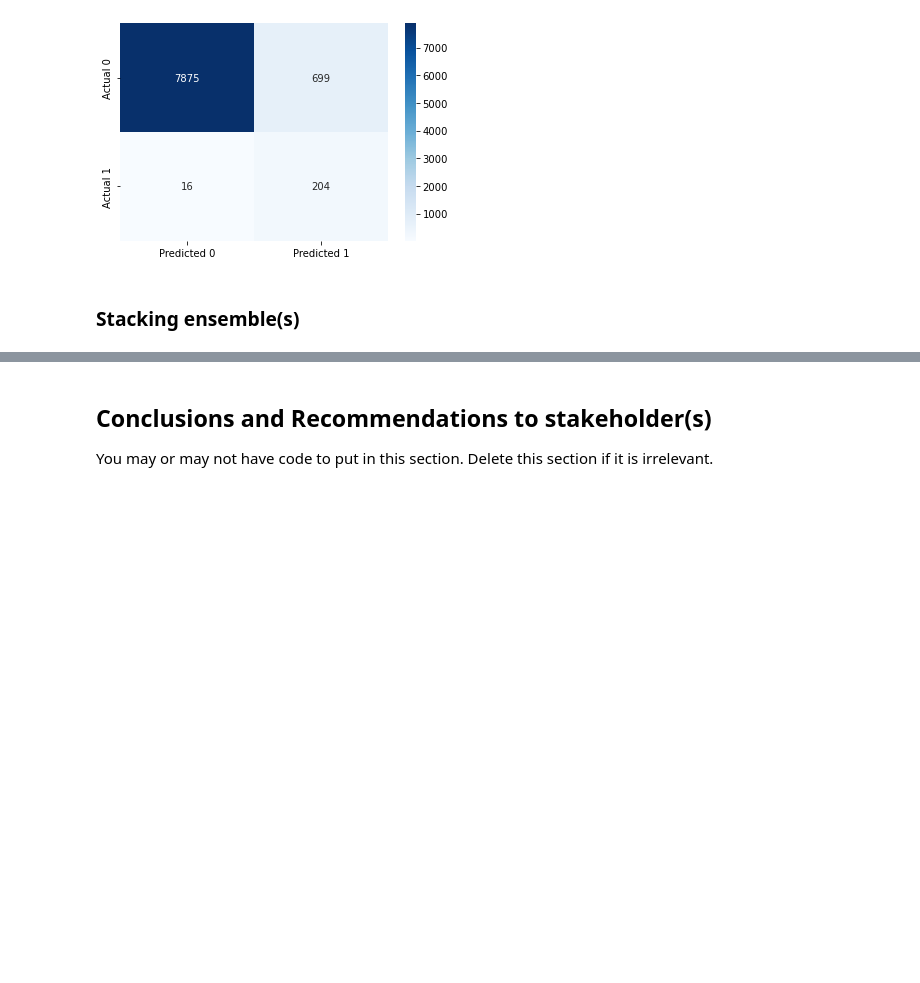
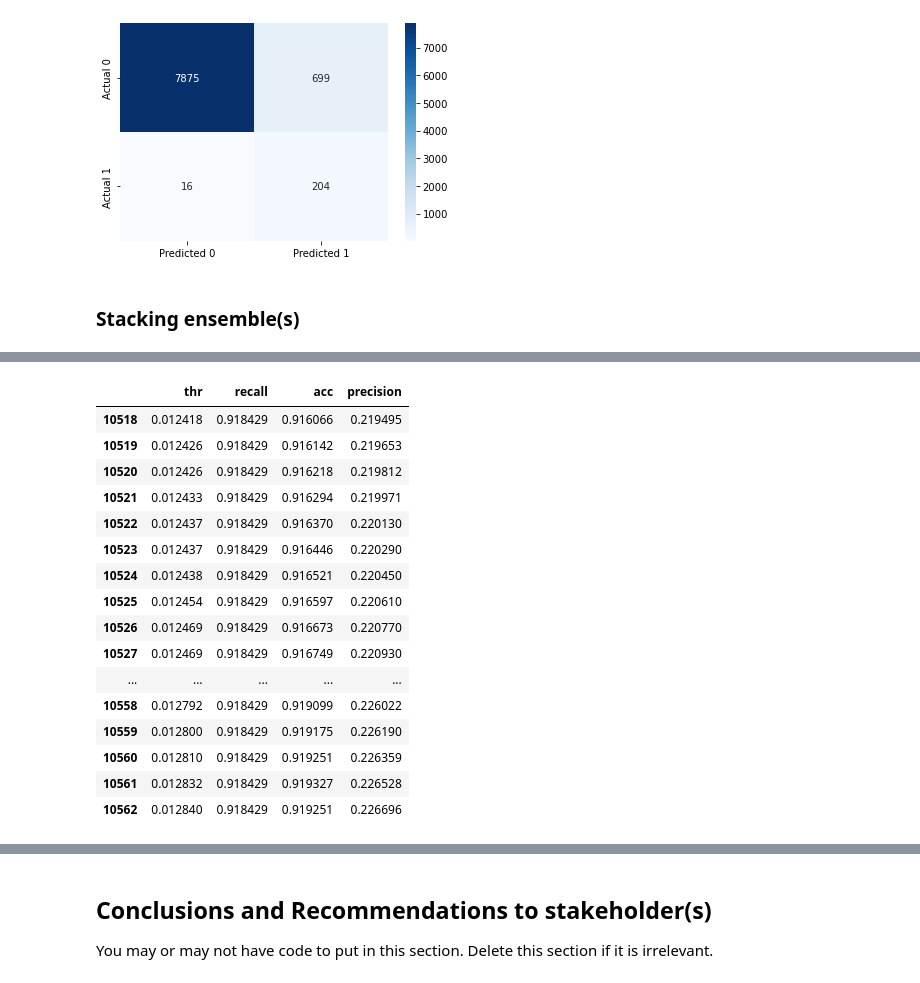
Before and after one commit to lilz827/final-project-303-3, a Jupyter notebook: Project Code Template.ipynb, the cells around one changed output, grey strips where cells are left out. Cells and saved outputs as stored; diff of their text form; code cells hidden in the pictures; blank space fills up the shorter version.

```diff
--- a/Project Code Template.ipynb
+++ b/Project Code Template.ipynb
@@ -695,0 +735,20 @@ Test Recall: 92.73%
+# %%
+df_thr[(df_thr['recall'] > 0.916) & (df_thr['acc'] > 0.916)]
+# %% [output]
+|  | thr | recall | acc | precision |
+| 10518 | 0.012418 | 0.918429 | 0.916066 | 0.219495 |
+| 10519 | 0.012426 | 0.918429 | 0.916142 | 0.219653 |
+| 10520 | 0.012426 | 0.918429 | 0.916218 | 0.219812 |
+| 10521 | 0.012433 | 0.918429 | 0.916294 | 0.219971 |
+| 10522 | 0.012437 | 0.918429 | 0.916370 | 0.220130 |
+| 10523 | 0.012437 | 0.918429 | 0.916446 | 0.220290 |
+| 10524 | 0.012438 | 0.918429 | 0.916521 | 0.220450 |
+| 10525 | 0.012454 | 0.918429 | 0.916597 | 0.220610 |
+| 10526 | 0.012469 | 0.918429 | 0.916673 | 0.220770 |
+| 10527 | 0.012469 | 0.918429 | 0.916749 | 0.220930 |
+| ... | ... | ... | ... | ... |
+| 10558 | 0.012792 | 0.918429 | 0.919099 | 0.226022 |
+| 10559 | 0.012800 | 0.918429 | 0.919175 | 0.226190 |
+| 10560 | 0.012810 | 0.918429 | 0.919251 | 0.226359 |
+| 10561 | 0.012832 | 0.918429 | 0.919327 | 0.226528 |
+| 10562 | 0.012840 | 0.918429 | 0.919251 | 0.226696 |
```
Also changed, not shown: parts of 6 cells of this notebook.
